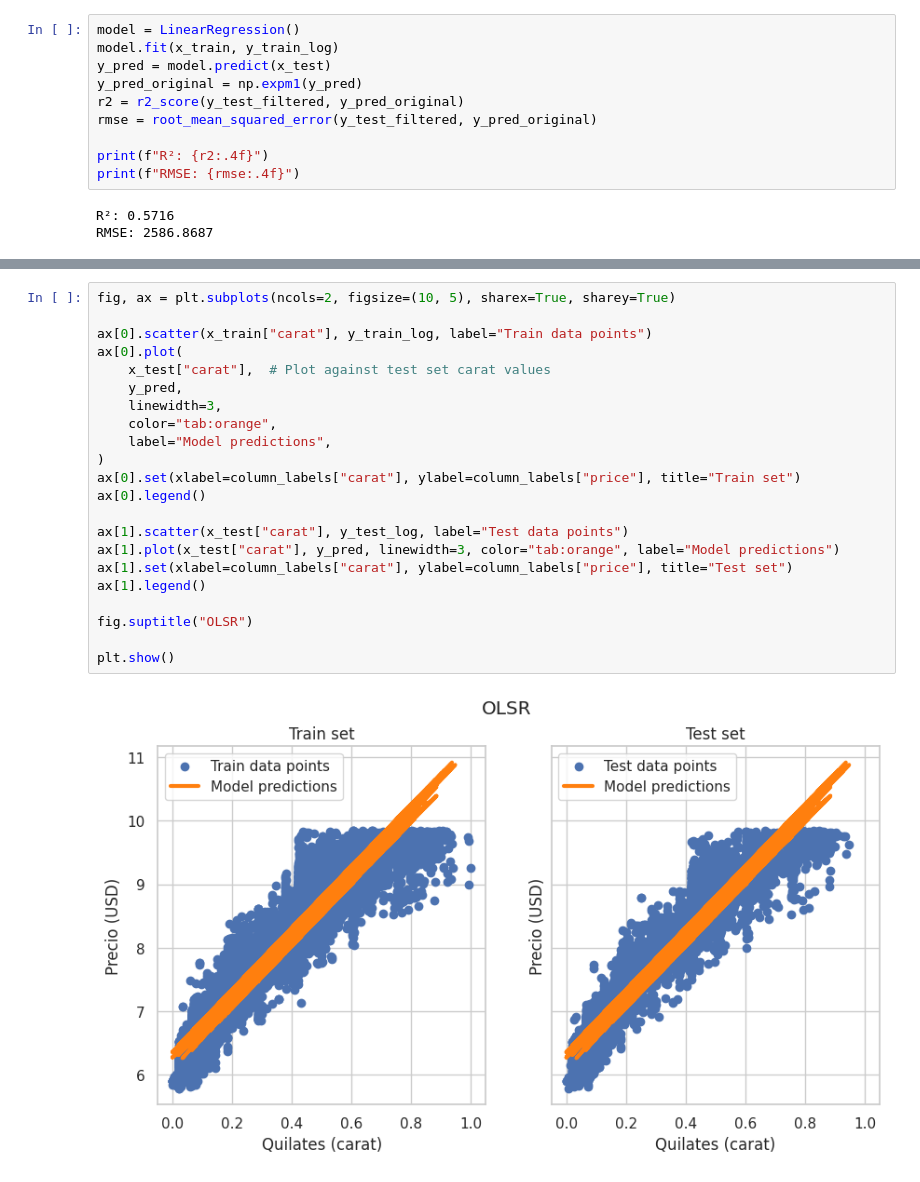
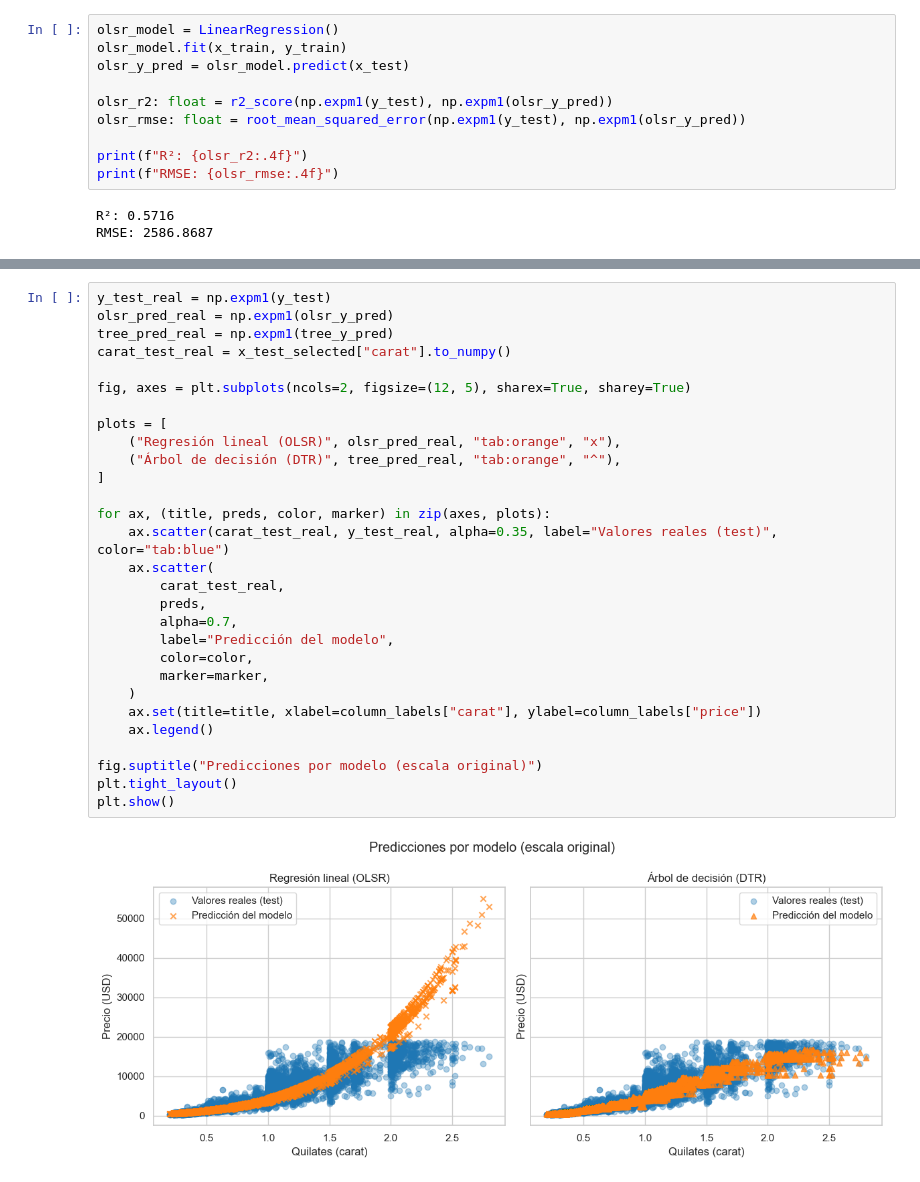
Before and after one commit to datwaft/aprendizaje_automatico, a Jupyter notebook: Trabajo_Corto_2/Trabajo_Corto_2.ipynb, the cells around one changed output, grey strips where cells are left out. Cells and saved outputs as stored; diff of their text form.

```diff
--- a/Trabajo_Corto_2/Trabajo_Corto_2.ipynb
+++ b/Trabajo_Corto_2/Trabajo_Corto_2.ipynb
@@ -554,13 +554,13 @@ Presente e implemente un diseño experimental que incluya:
 # %%
-model = LinearRegression()
-model.fit(x_train, y_train_log)
-y_pred = model.predict(x_test)
-y_pred_original = np.expm1(y_pred)
-r2 = r2_score(y_test_filtered, y_pred_original)
-rmse = root_mean_squared_error(y_test_filtered, y_pred_original)
+olsr_model = LinearRegression()
+olsr_model.fit(x_train, y_train)
+olsr_y_pred = olsr_model.predict(x_test)
 
-print(f"R²: {r2:.4f}")
-print(f"RMSE: {rmse:.4f}")
+olsr_r2: float = r2_score(np.expm1(y_test), np.expm1(olsr_y_pred))
+olsr_rmse: float = root_mean_squared_error(np.expm1(y_test), np.expm1(olsr_y_pred))
+
+print(f"R²: {olsr_r2:.4f}")
+print(f"RMSE: {olsr_rmse:.4f}")
 # %% [output]
 R²: 0.5716
 RMSE: 2586.8687
@@ -611,24 +655,31 @@ RMSE medio CV (neg): -0.2413
 # %%
-fig, ax = plt.subplots(ncols=2, figsize=(10, 5), sharex=True, sharey=True)
+y_test_real = np.expm1(y_test)
+olsr_pred_real = np.expm1(olsr_y_pred)
+tree_pred_real = np.expm1(tree_y_pred)
+carat_test_real = x_test_selected["carat"].to_numpy()
 
-ax[0].scatter(x_train["carat"], y_train_log, label="Train data points")
-ax[0].plot(
-    x_test["carat"],  # Plot against test set carat values
-    y_pred,
-    linewidth=3,
-    color="tab:orange",
-    label="Model predictions",
-)
-ax[0].set(xlabel=column_labels["carat"], ylabel=column_labels["price"], title="Train set")
-ax[0].legend()
+fig, axes = plt.subplots(ncols=2, figsize=(12, 5), sharex=True, sharey=True)
 
-ax[1].scatter(x_test["carat"], y_test_log, label="Test data points")
-ax[1].plot(x_test["carat"], y_pred, linewidth=3, color="tab:orange", label="Model predictions")
-ax[1].set(xlabel=column_labels["carat"], ylabel=column_labels["price"], title="Test set")
-ax[1].legend()
+plots = [
+    ("Regresión lineal (OLSR)", olsr_pred_real, "tab:orange", "x"),
+    ("Árbol de decisión (DTR)", tree_pred_real, "tab:orange", "^"),
+]
 
-fig.suptitle("OLSR")
+for ax, (title, preds, color, marker) in zip(axes, plots):
+    ax.scatter(carat_test_real, y_test_real, alpha=0.35, label="Valores reales (test)", color="tab:blue")
+    ax.scatter(
+        carat_test_real,
+        preds,
+        alpha=0.7,
+        label="Predicción del modelo",
+        color=color,
+        marker=marker,
+    )
+    ax.set(title=title, xlabel=column_labels["carat"], ylabel=column_labels["price"])
+    ax.legend()
 
+fig.suptitle("Predicciones por modelo (escala original)")
+plt.tight_layout()
 plt.show()
 # %% [output]
-[figure, old version]
+[figure, new version]
```
Also changed, not shown: parts of 20 cells of this notebook, 2 other files.
